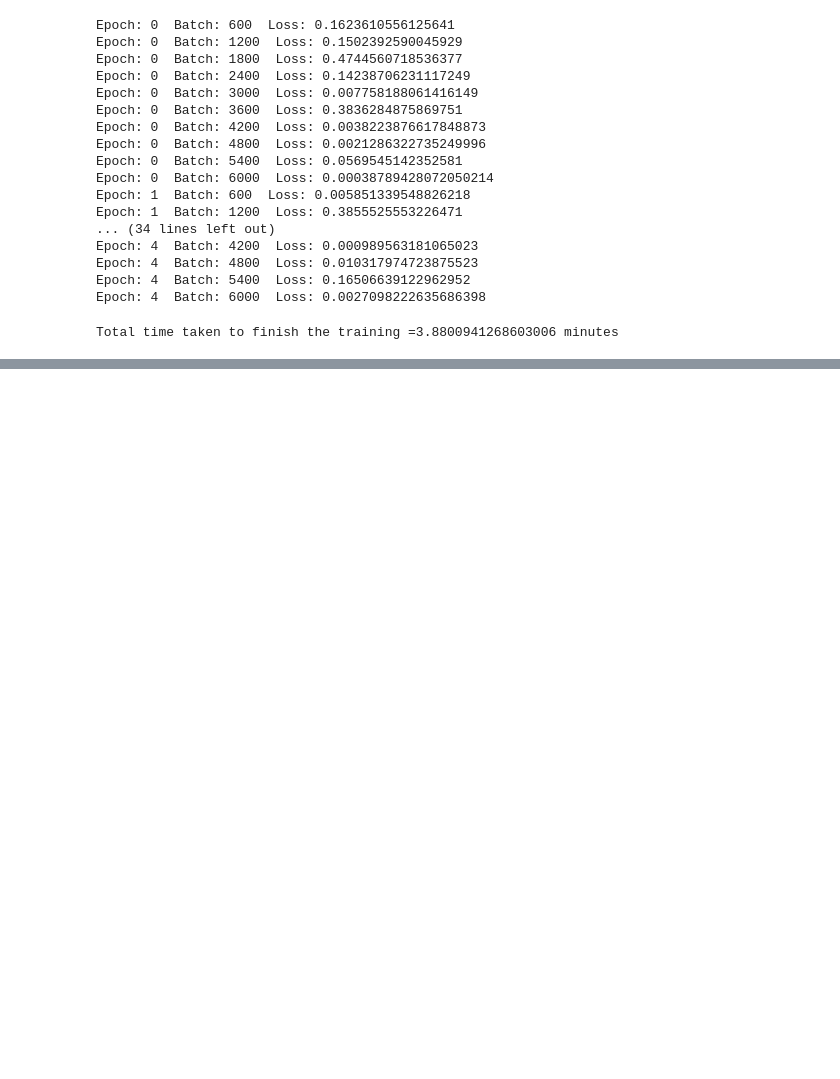
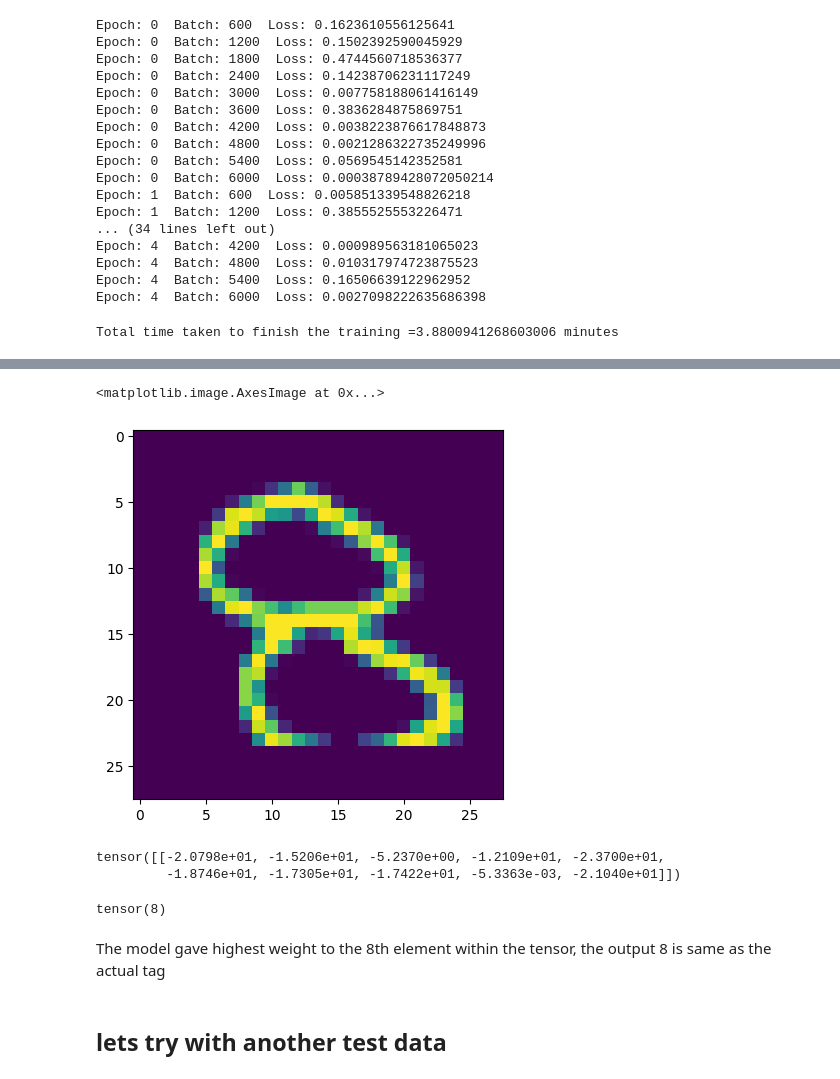
Before and after one commit to gautam-pai/PyTorch-Learning, a Jupyter notebook: Convolutional_Neural_Network_Working.ipynb, the cells around one changed output, grey strips where cells are left out. Saved outputs shown, nothing was run; the diff lists cells and outputs as text; code cells hidden in the pictures; blank space fills up the shorter version.

```diff
--- a/Convolutional_Neural_Network_Working.ipynb
+++ b/Convolutional_Neural_Network_Working.ipynb
@@ -247,0 +325,5 @@ Total time taken to finish the training =3.8800941268603006 minutes
+# %%
+plt.imshow(test_data[4140][0].reshape(28,28))
+# %% [output]
+<matplotlib.image.AxesImage at 0x...>
+[figure, added]
@@ -247,0 +335,13 @@ Total time taken to finish the training =3.8800941268603006 minutes
+# %%
+new_predict
+# %% [output]
+tensor([[-2.0798e+01, -1.5206e+01, -5.2370e+00, -1.2109e+01, -2.3700e+01,
+         -1.8746e+01, -1.7305e+01, -1.7422e+01, -5.3363e-03, -2.1040e+01]])
+# %%
+new_predict.argmax()
+# %% [output]
+tensor(8)
+# %% [markdown]
+The model gave highest weight to the 8th element within the tensor, the output 8 is same as the actual tag
+# %% [markdown]
+## lets try with another test data
```
Also changed, not shown: parts of 13 cells of this notebook.
